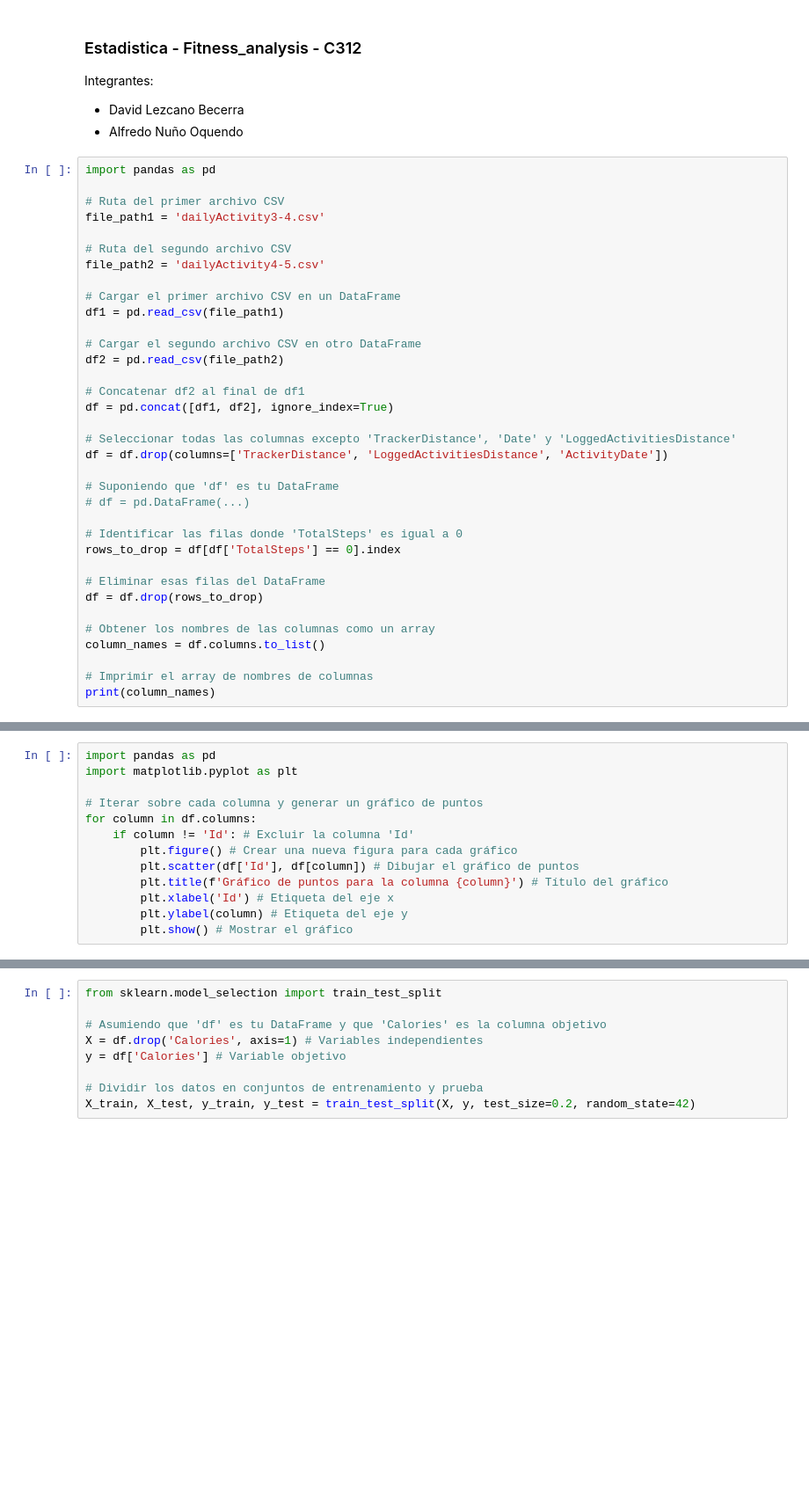
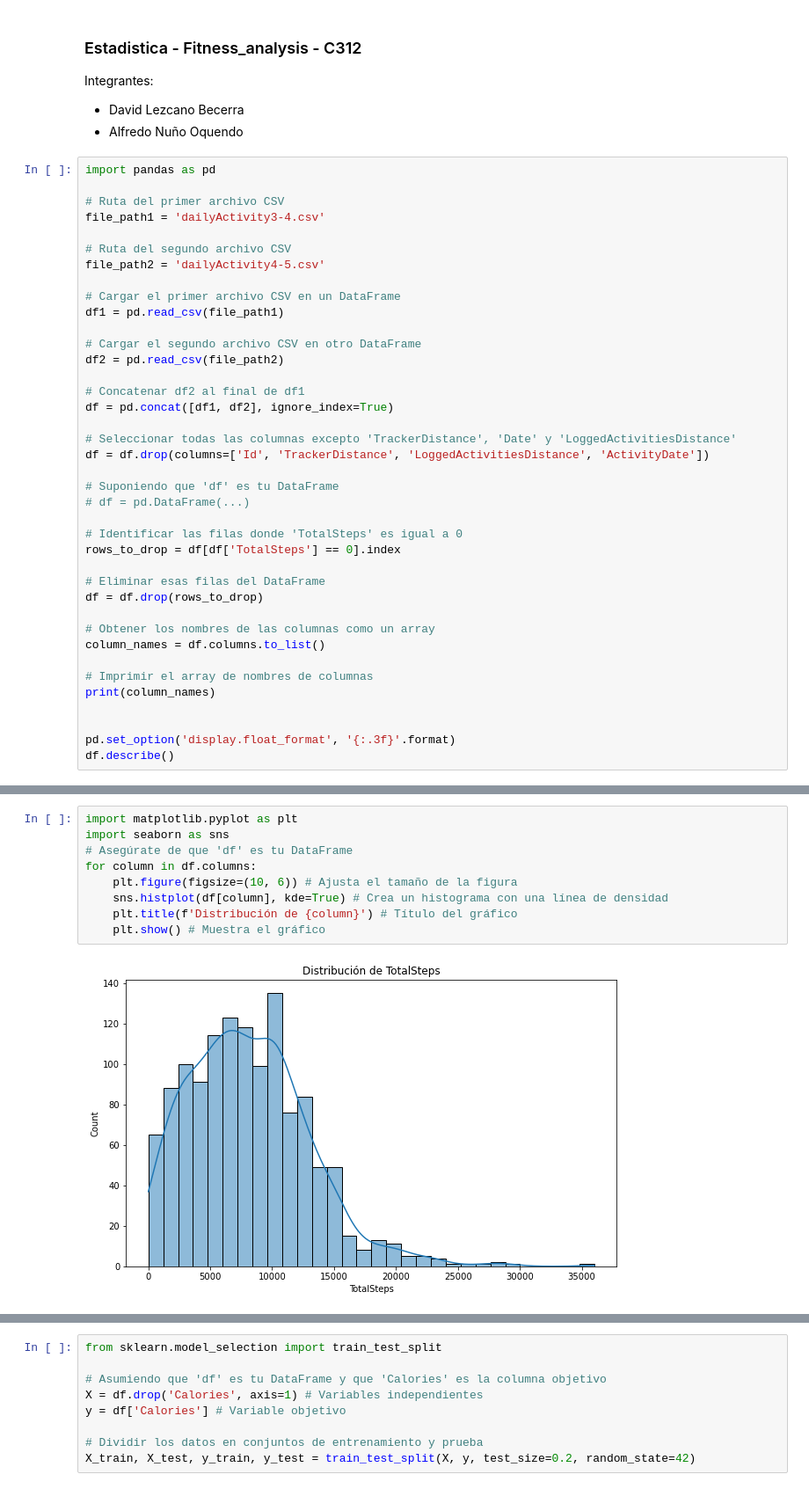
Before and after one commit to david-dlb/Estadistica-2024, a Jupyter notebook: fitness_analysis.ipynb, the cells around one changed output, grey strips where cells are left out. Shown at 88% size. Saved outputs shown, nothing was run; the diff lists cells and outputs as text; blank space fills up the shorter version.

```diff
--- a/fitness_analysis.ipynb
+++ b/fitness_analysis.ipynb
@@ -22,7 +22,7 @@ df2 = pd.read_csv(file_path2)
 df = pd.concat([df1, df2], ignore_index=True)
 
 # Seleccionar todas las columnas excepto 'TrackerDistance', 'Date' y 'LoggedActivitiesDistance'
-df = df.drop(columns=['TrackerDistance', 'LoggedActivitiesDistance', 'ActivityDate'])
+df = df.drop(columns=['Id', 'TrackerDistance', 'LoggedActivitiesDistance', 'ActivityDate'])
 
 # Suponiendo que 'df' es tu DataFrame
 # df = pd.DataFrame(...)
@@ -38,4 +38,8 @@ column_names = df.columns.to_list()
 
 # Imprimir el array de nombres de columnas
 print(column_names)
+
+
+pd.set_option('display.float_format', '{:.3f}'.format)
+df.describe()
 # %% [output]
@@ -43,13 +55,0 @@ print(column_names)
-# %%
-import pandas as pd
-import matplotlib.pyplot as plt
-
-# Iterar sobre cada columna y generar un gráfico de puntos
-for column in df.columns:
-    if column != 'Id': # Excluir la columna 'Id'
-        plt.figure() # Crear una nueva figura para cada gráfico
-        plt.scatter(df['Id'], df[column]) # Dibujar el gráfico de puntos
-        plt.title(f'Gráfico de puntos para la columna {column}') # Título del gráfico
-        plt.xlabel('Id') # Etiqueta del eje x
-        plt.ylabel(column) # Etiqueta del eje y
-        plt.show() # Mostrar el gráfico
@@ -67,0 +56,11 @@ for column in df.columns:
+# %%
+import matplotlib.pyplot as plt
+import seaborn as sns
+# Asegúrate de que 'df' es tu DataFrame
+for column in df.columns:
+    plt.figure(figsize=(10, 6)) # Ajusta el tamaño de la figura
+    sns.histplot(df[column], kde=True) # Crea un histograma con una línea de densidad
+    plt.title(f'Distribución de {column}') # Título del gráfico
+    plt.show() # Muestra el gráfico
+# %% [output]
+[figure, added]
```
Also changed, not shown: parts of 13 cells of this notebook, 2 other files.
